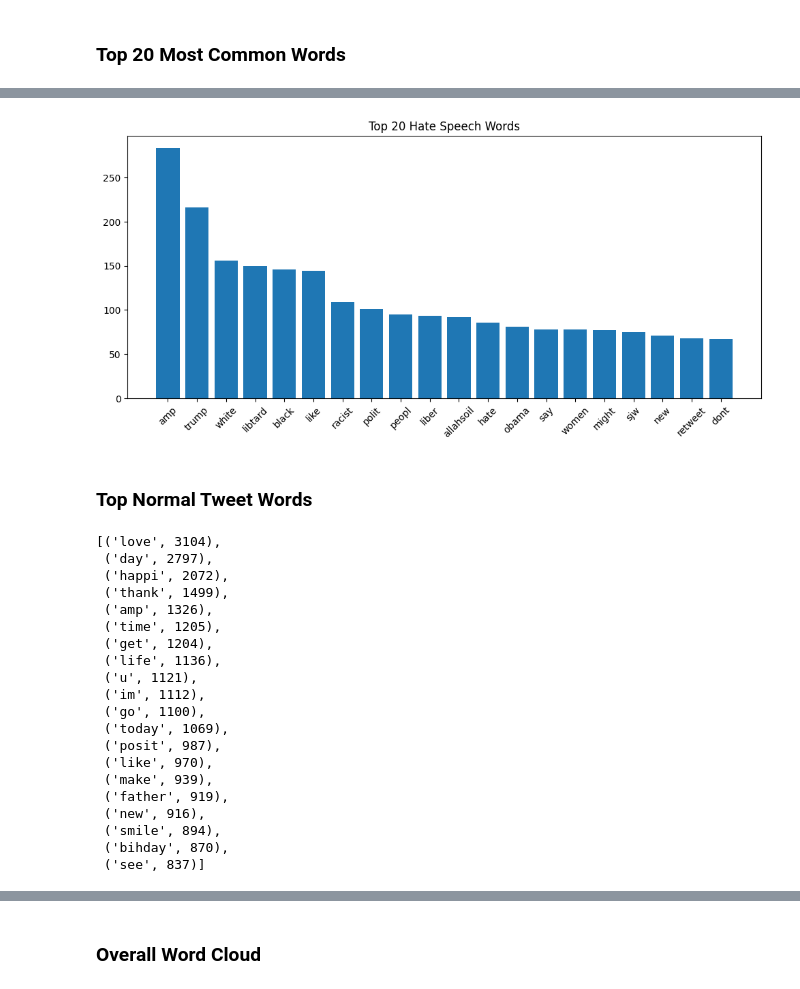
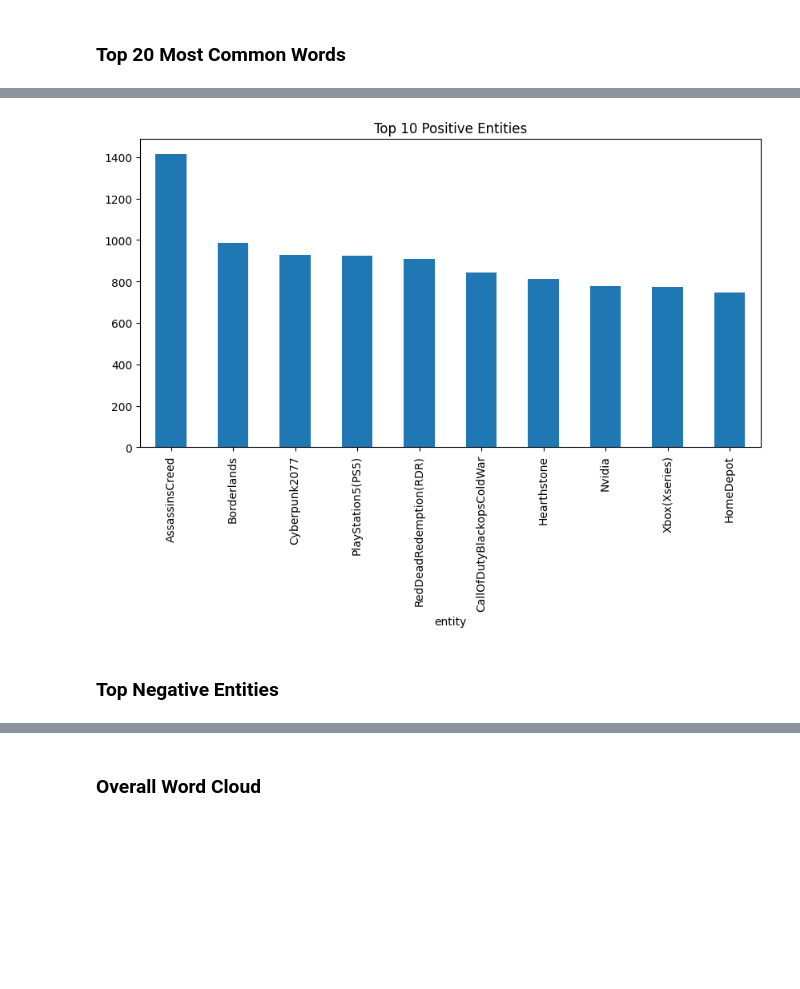
Before and after one commit to piyush1723/Social-Media-Sentiment-Trend-Analysis-, a Jupyter notebook: notebooks/07_Trend_Analysis.ipynb, the cells around one changed output, grey strips where cells are left out. Saved outputs shown, nothing was run; the diff lists cells and outputs as text; code cells hidden in the pictures; blank space fills up the shorter version.

```diff
--- a/notebooks/07_Trend_Analysis.ipynb
+++ b/notebooks/07_Trend_Analysis.ipynb
@@ -1,7 +1,9 @@
 # %%
 import pandas as pd
+df = pd.read_csv("../data/processed/clean_twitter_training.csv")
 
-df = pd.read_csv("../data/processed/clean_twitter.csv")
+df['clean_tweet'].isna().sum()
+df = df.dropna(subset=['clean_tweet'])
 
 df.head()
 # %% [output]
@@ -129,0 +138,4 @@ hate_words
+# %%
+positive_df = df[df['sentiment'] == 'Positive']
+
+positive_df['entity'].value_counts().head(10)
@@ -130,53 +155,12 @@ hate_words
 # %%
-words = [word for word, count in hate_words]
-counts = [count for word, count in hate_words]
+positive_df['entity'].value_counts().head(10).plot(
+    kind='bar',
+    figsize=(10,5)
+)
 
-import matplotlib.pyplot as plt
-
-plt.figure(figsize=(12,5))
-plt.bar(words, counts)
-
-plt.xticks(rotation=45)
-
-plt.title("Top 20 Hate Speech Words")
-
+plt.title("Top 10 Positive Entities")
 plt.show()
 # %% [output]
-[figure, old version]
+[figure, new version]
-# %% [markdown]
-### Top Normal Tweet Words
-# %%
-normal_df = df[df['label'] == 0]
-
-all_normal_words = " ".join(
-    normal_df['clean_tweet']
-)
-
-from collections import Counter
-
-normal_words = Counter(
-    all_normal_words.split()
-).most_common(20)
-
-normal_words
-# %% [output]
-[('love', 3104),
- ('day', 2797),
- ('happi', 2072),
- ('thank', 1499),
- ('amp', 1326),
- ('time', 1205),
- ('get', 1204),
- ('life', 1136),
- ('u', 1121),
- ('im', 1112),
- ('go', 1100),
- ('today', 1069),
- ('posit', 987),
- ('like', 970),
- ('make', 939),
- ('father', 919),
- ('new', 916),
- ('smile', 894),
- ('bihday', 870),
- ('see', 837)]
+# %% [markdown]
+### Top Negative Entities
```
Also changed, not shown: parts of 23 cells of this notebook.
